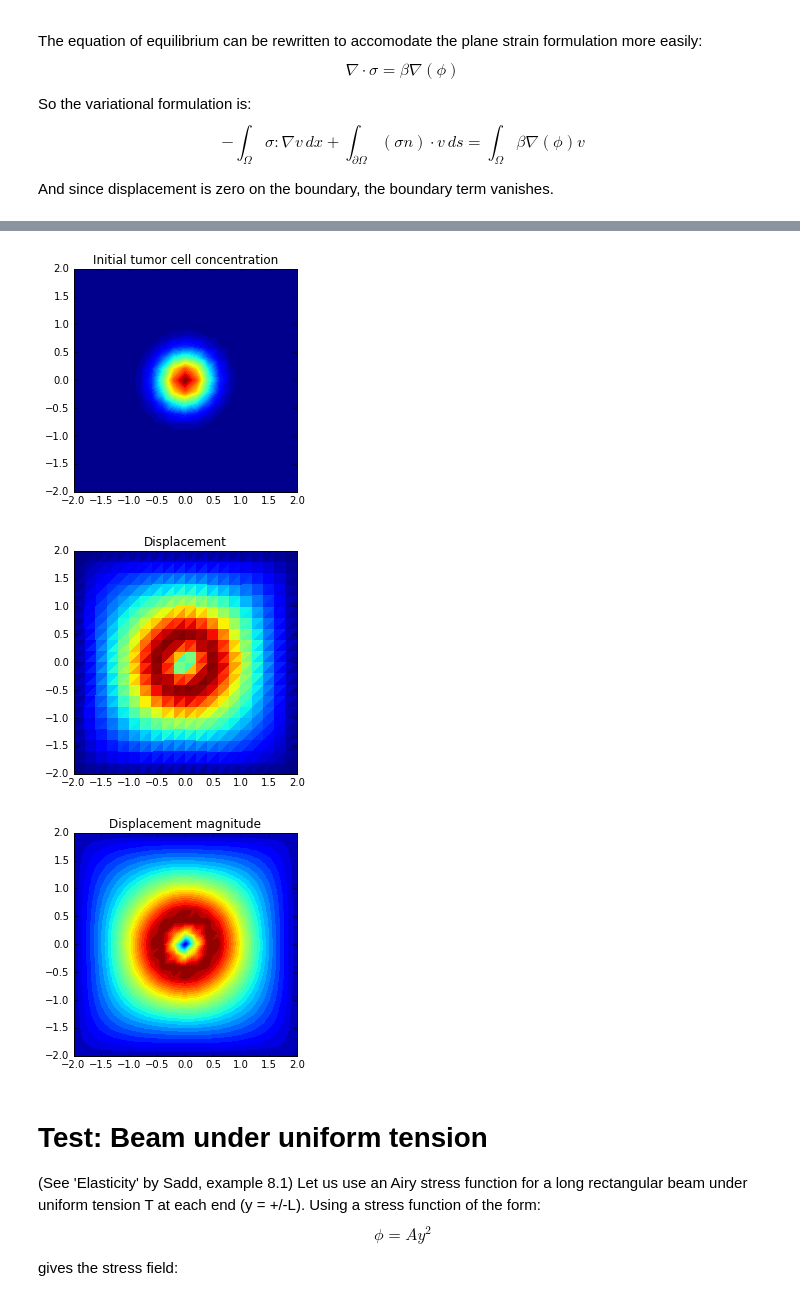
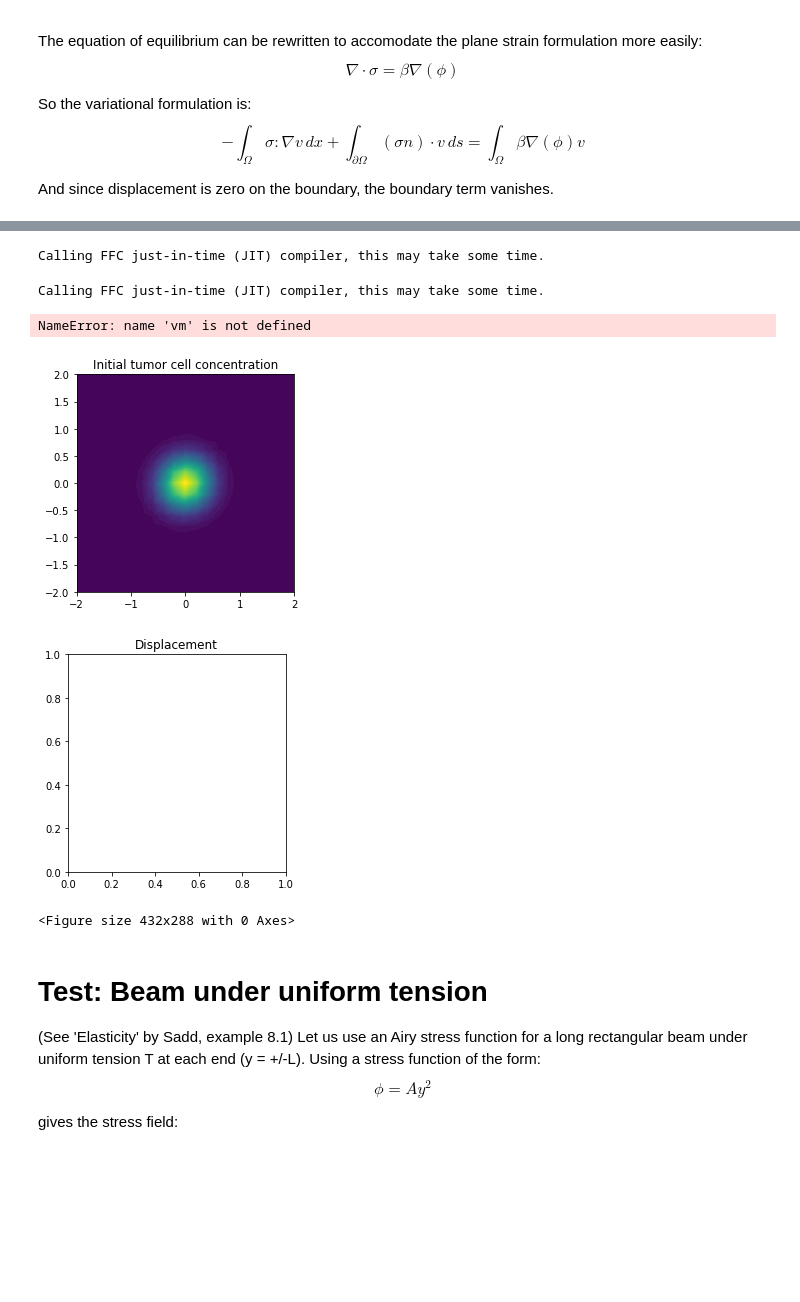
Before and after one commit to daveb-dev/masters, a Jupyter notebook: Linear Elasticity.ipynb, the cells around one changed output, grey strips where cells are left out. Saved outputs shown, nothing was run; the diff lists cells and outputs as text; code cells hidden in the pictures; blank space fills up the shorter version.

```diff
--- a/Linear Elasticity.ipynb
+++ b/Linear Elasticity.ipynb
@@ -96,7 +96,7 @@ Beginning with the original formulation,
 from fenics import *
 import numpy as np
 import matplotlib.pyplot as plt
-from mshr import *
+#from mshr import *
 import os
 import le
 
@@ -141,39 +141,41 @@ bc = DirichletBC(V, Constant((0.0,0.0)), boundary)
 # v = TestFunction(V)
 # F = -inner(sigma(u), E(v))*dx - dot(grad(omega*phi_n), v)*dx
 # a, L = lhs(F), rhs(F)
 
 # # Compute solution
 # u = Function(V)
 # solve(a == L, u, bc)
-
 u = le.varprob(V, W, bc, phi_n, mu, lam, omega)
 
 # Plot solution
 plt.figure()
 plot(u, title='Displacement', mode='displacement')
 
 # Plot stress
-#plt.figure()
-#plot(vm(u), title='Stress intensity')
+plt.figure()
+plot(vm(u), title='Stress intensity')
 
 # Compute magnitude of displacement
 u_magnitude = sqrt(dot(u, u))
 u_magnitude = project(u_magnitude, W)
 plt.figure()
 plot(u_magnitude, title='Displacement magnitude')
 
 ps = u_magnitude.compute_vertex_values().reshape([nx+1,ny+1])
 
 # Save solution to file in VTK format
 os.system('rm ./elasticity/*')
 ufile = XDMFFile('elasticity/disp.xdmf')
 u.rename("disp","")
 ufile.write(u,0)
 del ufile
 # %% [output]
+Calling FFC just-in-time (JIT) compiler, this may take some time.
+Calling FFC just-in-time (JIT) compiler, this may take some time.
+NameError: name 'vm' is not defined
-[figure, old version]
+[figure, new version]
-[figure, old version]
+[figure, new version]
-[figure, removed]
+<Figure size 432x288 with 0 Axes>
 # %% [markdown]
 # Test: Beam under uniform tension
 (See 'Elasticity' by Sadd, example 8.1)
```
Also changed, not shown: parts of 1 cell of this notebook, 4 other files.
